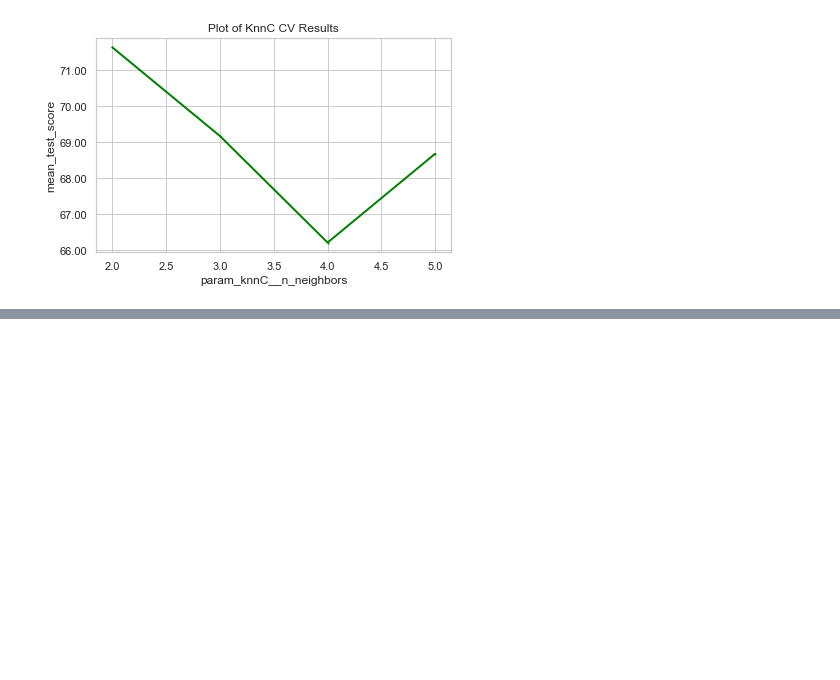
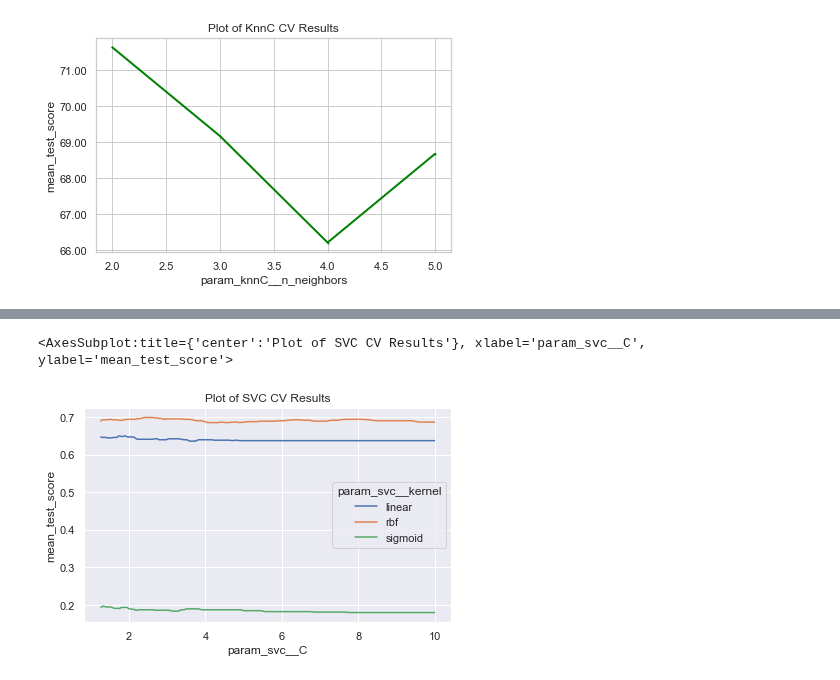
Before and after one commit to eldrigeampong/Data-Science, a Jupyter notebook: Scikit-learn/project1.ipynb, the cells around one changed output, grey strips where cells are left out. Cells and saved outputs as stored; diff of their text form; code cells hidden in the pictures; blank space fills up the shorter version.

```diff
--- a/Scikit-learn/project1.ipynb
+++ b/Scikit-learn/project1.ipynb
@@ -369,0 +370,22 @@ plot_cvresults(
+# %%
+from sklearn.pipeline import Pipeline
+from sklearn.preprocessing import QuantileTransformer
+from sklearn.svm import SVC
+from sklearn.model_selection import GridSearchCV
+
+
+# create a data transformation and model fitting pipeline
+pipe = Pipeline([
+    ('qt', QuantileTransformer()), ('svc', SVC(random_state=42))
+])
+
+# implement a grid search cross-validation
+estimator=pipe
+param_grid = {
+    'svc__C': np.logspace(0.1, 1, 100),
+    'svc__kernel': ['linear', 'rbf', 'sigmoid']
+    }
+scoring = 'accuracy'
+
+SVC_gscv = GridSearchCV(estimator=estimator, param_grid=param_grid, scoring=scoring, n_jobs=-1, cv=3, refit=False)
+SVC_gscv.fit(X_train, y_train)
@@ -369,0 +414,3 @@ plot_cvresults(
+# %%
+SVC_gscv_df = pd.DataFrame(SVC_gscv.cv_results_)
+SVC_gscv_df.head()
@@ -369,0 +424,13 @@ plot_cvresults(
+# %%
+# set seaborn plot theme
+sns.set_theme(style='darkgrid')
+
+# Plot line
+fig, ax = plt.subplots()
+ax.set_title('Plot of SVC CV Results')
+sns.lineplot(x='param_svc__C', y='mean_test_score',
+             hue='param_svc__kernel',
+             data=SVC_gscv_df)
+# %% [output]
+<AxesSubplot:title={'center':'Plot of SVC CV Results'}, xlabel='param_svc__C', ylabel='mean_test_score'>
+[figure, added]
```
Also changed, not shown: parts of 9 cells of this notebook.
